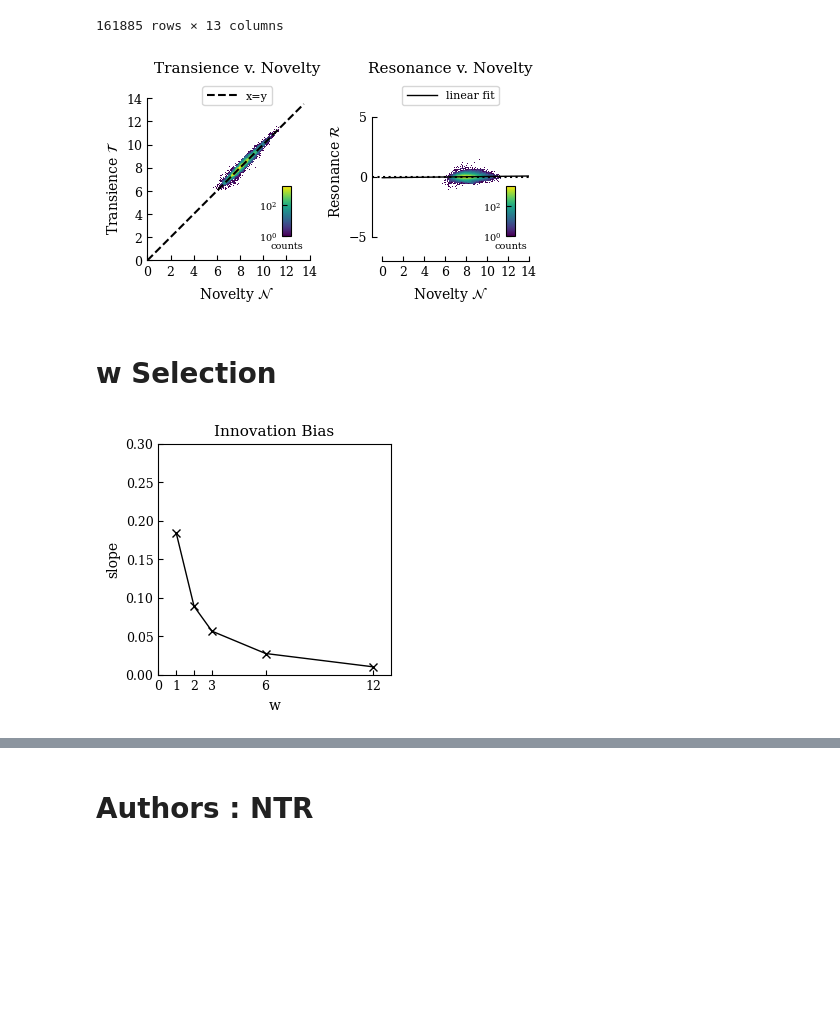
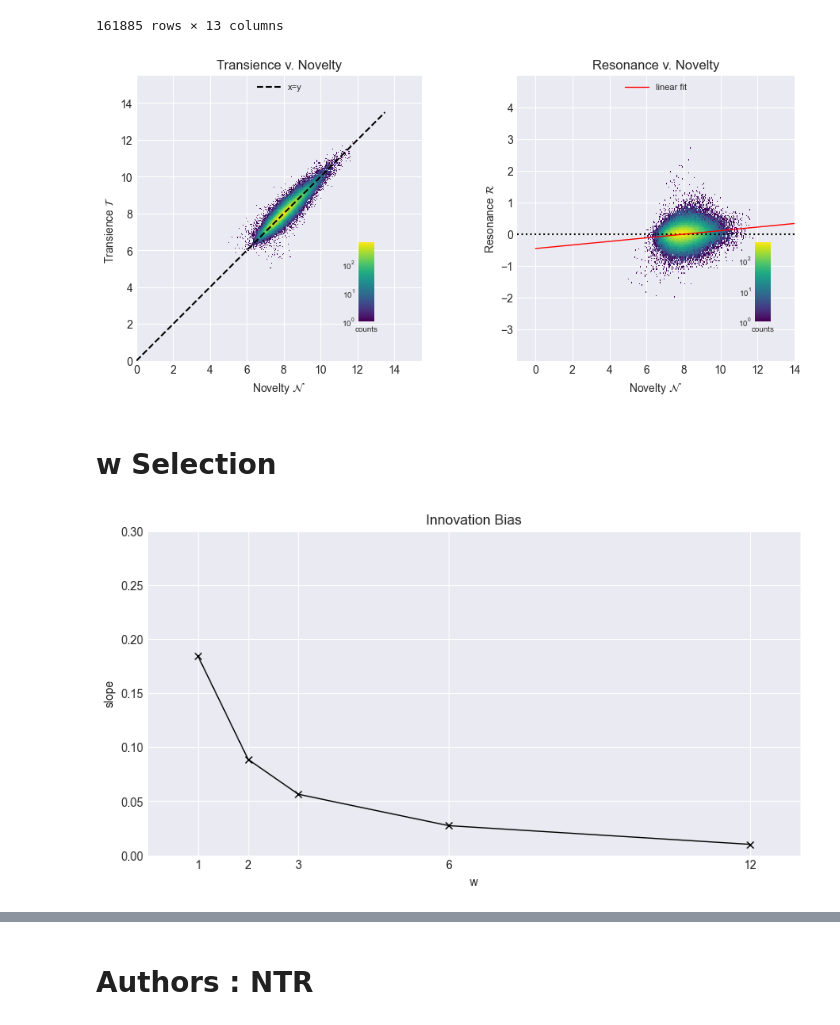
Before and after one commit to vitorbborges/monografia-PET22, a Jupyter notebook: NTR Analysis.ipynb, the cells around one changed output, grey strips where cells are left out. Cells and saved outputs as stored; diff of their text form; code cells hidden in the pictures; blank space fills up the shorter version.

```diff
--- a/NTR Analysis.ipynb
+++ b/NTR Analysis.ipynb
@@ -14,6 +14,8 @@ from tqdm import tqdm
 from sklearn.linear_model import LinearRegression
 
 import matplotlib.pyplot as pyp
+pyp.rcParams['figure.figsize'] = (10, 5)
+pyp.tight_layout()
 import matplotlib as mpl
 %matplotlib inline
 # %%
@@ -112,7 +114,8 @@ def plot_quants_2Dhist(quants, NTR_df, ax, xbins, ybins, make_cbar=True,
         usemax = colorvmax
     else:
         usemax = H.max()
-    pcolm = ax.pcolormesh(xedges,yedges,Hmasked, norm=mpl.colors.LogNorm(vmin=1, vmax=usemax))
+    pcolm = ax.pcolormesh(xedges, yedges, Hmasked, cmap='viridis', norm=mpl.colors.LogNorm(vmin=1, vmax=usemax))
+
 
     if make_cbar:
         if cbar_axis:
@@ -129,7 +132,7 @@ def plot_quants_2Dhist(quants, NTR_df, ax, xbins, ybins, make_cbar=True,
     else:
         return H
 # %%
-figsize = (centtoinch(11.4), 2.5)
+figsize = (10, 5)
 
 fig = pyp.figure(figsize=figsize)
 
@@ -142,10 +145,11 @@ ax = fig.add_axes([0.1, 0.19, 0.4, 0.72])
 
 cbaxes = fig.add_axes([0.4, 0.29, 0.02, 0.2])
 
+
 quants = [f'Novelty_{w}', f'Transience_{w}']
 
-xbins = np.linspace(0, 14, 200)
-ybins = np.linspace(0, 14, 200)
+xbins = np.linspace(0, 14, 300)
+ybins = np.linspace(0, 14, 300)
 
 H, cbar = plot_quants_2Dhist(quants, NTR_df, ax, xbins, ybins,
                              make_cbar=True, cbar_axis=cbaxes, cbar_orientation='vertical')
@@ -184,6 +188,8 @@ ax.set_xticks([0, 2, 4, 6, 8, 10, 12, 14])
 
 ax.set_ylim(0, 15.5)
 ax.set_xlim(0, 15.5)
+ax.grid(True)
+
 
 ## Plot Reson v. Novelty
 
@@ -193,8 +199,8 @@ cbaxes = fig.add_axes([0.9, 0.29, 0.02, 0.2])
 
 quants = [f'Novelty_{w}', f'Resonance_{w}']
 
-xbins = np.linspace(0, 15, 200)
-ybins = np.linspace(-7, 8, 200)
+xbins = np.linspace(0, 15, 400)
+ybins = np.linspace(-7, 8, 400)
 
 H, cbar = plot_quants_2Dhist(quants, NTR_df, ax, xbins, ybins,
                              make_cbar=True, cbar_axis=cbaxes, cbar_orientation='vertical')
@@ -204,39 +210,41 @@ cbar.ax.xaxis.set_label_position('bottom')
 cbar.ax.yaxis.set_ticks_position('left')
 cbar.ax.tick_params(labelsize=7)
 
 ax.axhline(color='k', linewidth=1.5, linestyle=':')
 
 # plot the linear regression line ressonance ~ novelty
 slope, intercept, r_value, p_value, std_err = stats.linregress(NTR_df[f'Novelty_{w}'], NTR_df[f'Resonance_{w}'])
-ax.plot([0, 14], [intercept, 14*slope+intercept], '-', linewidth=1, color='black')
+ax.plot([0, 14], [intercept, 14*slope+intercept], '-', linewidth=1, color='red')
 
-ax.legend([mpl.lines.Line2D([0], [0], color='k', linewidth=1, linestyle='-')],
+ax.legend([mpl.lines.Line2D([0], [0], color='red', linewidth=1, linestyle='-')],
           ['linear fit'],
           loc='upper center', fontsize=8, ncol=2, handlelength=2.7)
 
 
+
 ax.set_xlim(-1, 14)
-ax.set_ylim(-7, 8)
+ax.set_ylim(-4, 5)
+ax.grid(True)
 
 ### Hide the right and top spines.
 ax.spines['right'].set_visible(False)
 ax.spines['top'].set_visible(False)
 ### Show ticks only on the left and bottom spines.
 ax.yaxis.set_ticks_position('left')
 ax.xaxis.set_ticks_position('bottom')
 
 ### Limit spine range
-ax.spines['left'].set_bounds( -5, 5)
-ax.set_yticks([-5, 0, 5])
+ax.spines['left'].set_bounds( -3, 3)
+ax.set_yticks([-3, -2, -1, 0, 1, 2, 3, 4])
 ax.spines['bottom'].set_bounds( 0, 14)
 ax.set_xticks([ 0, 2, 4, 6, 8, 10, 12, 14])
 
 ax.set_ylabel('Resonance $\mathcal{R}}$')
 ax.set_xlabel('Novelty $\mathcal{N}$')
 
 _ = ax.set_title('Resonance v. Novelty')
 # %% [output]
-[figure, old version]
+[figure, new version]
 # %% [markdown]
 # w Selection
 # %%
@@ -254,18 +262,19 @@ for i in [doc for doc in os.listdir('KLD') if doc[13]!='2']:
 g = pd.DataFrame(g, columns=['w', 'slope', 'pval'])
 g = g.sort_values(by='w')
 
+pyp.style.use('seaborn-v0_8-darkgrid')
 # plot the column 'w' in g against the column 'slope'
-fig, ax = pyp.subplots(figsize=(3, 3))
+fig, ax = pyp.subplots(figsize=(10, 5))
 ax.plot(g['w'], g['slope'], 'x-', color='black', linewidth=1)
 ax.set_xlabel('w')
 ax.set_ylabel('slope')
 ax.set_title('Innovation Bias')
 ax.set_ylim(0, 0.3)
 ax.set_xlim(0, 13)
-ax.set_xticks([0, 1, 2, 3, 6, 12])
+ax.set_xticks([1, 2, 3, 6, 12])
 pyp.show()
 # %% [output]
-[figure, old version]
+[figure, new version]
 # %%
 fix_dict = {
     'ABUALIGAH, LAITH': 'ABUALIGAH, LAITH MOHAMMAD',
```
Also changed, not shown: parts of 16 cells of this notebook, 1 other file.
